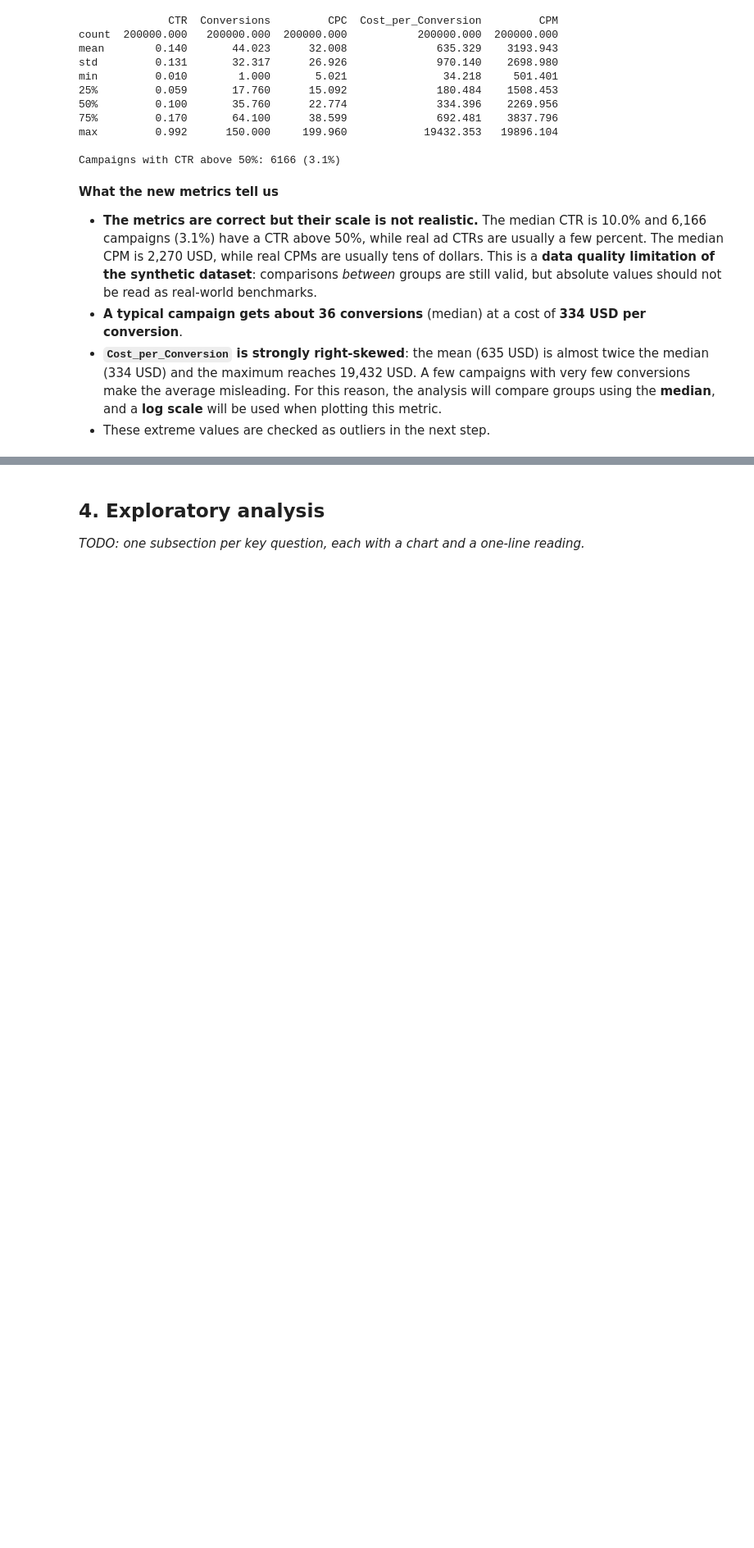
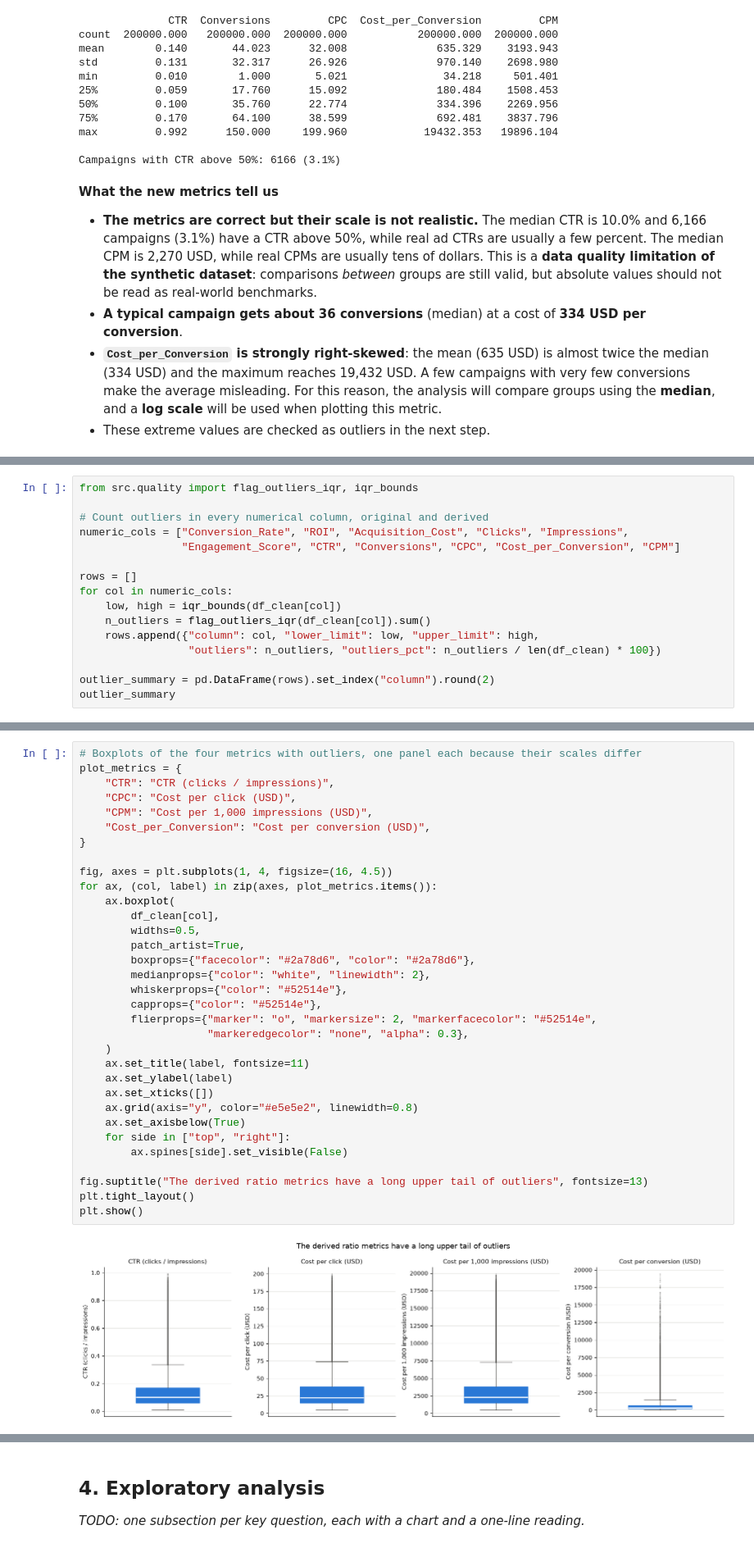
Before and after one commit to IA-P1-BCN/EDA_project_by_Rita, a Jupyter notebook: notebooks/01_eda_marketing_campaigns.ipynb, the cells around one changed output, grey strips where cells are left out. Shown at 82% size. Drawn from its saved outputs; the diff is of its cells as text; blank space fills up the shorter version.

```diff
--- a/notebooks/01_eda_marketing_campaigns.ipynb
+++ b/notebooks/01_eda_marketing_campaigns.ipynb
@@ -325,0 +335,16 @@ Campaigns with CTR above 50%: 6166 (3.1%)
+# %%
+from src.quality import flag_outliers_iqr, iqr_bounds
+
+# Count outliers in every numerical column, original and derived
+numeric_cols = ["Conversion_Rate", "ROI", "Acquisition_Cost", "Clicks", "Impressions",
+                "Engagement_Score", "CTR", "Conversions", "CPC", "Cost_per_Conversion", "CPM"]
+
+rows = []
+for col in numeric_cols:
+    low, high = iqr_bounds(df_clean[col])
+    n_outliers = flag_outliers_iqr(df_clean[col]).sum()
+    rows.append({"column": col, "lower_limit": low, "upper_limit": high,
+                 "outliers": n_outliers, "outliers_pct": n_outliers / len(df_clean) * 100})
+
+outlier_summary = pd.DataFrame(rows).set_index("column").round(2)
+outlier_summary
@@ -325,0 +365,35 @@ Campaigns with CTR above 50%: 6166 (3.1%)
+# %%
+# Boxplots of the four metrics with outliers, one panel each because their scales differ
+plot_metrics = {
+    "CTR": "CTR (clicks / impressions)",
+    "CPC": "Cost per click (USD)",
+    "CPM": "Cost per 1,000 impressions (USD)",
+    "Cost_per_Conversion": "Cost per conversion (USD)",
+}
+
+fig, axes = plt.subplots(1, 4, figsize=(16, 4.5))
+for ax, (col, label) in zip(axes, plot_metrics.items()):
+    ax.boxplot(
+        df_clean[col],
+        widths=0.5,
+        patch_artist=True,
+        boxprops={"facecolor": "#2a78d6", "color": "#2a78d6"},
+        medianprops={"color": "white", "linewidth": 2},
+        whiskerprops={"color": "#52514e"},
+        capprops={"color": "#52514e"},
+        flierprops={"marker": "o", "markersize": 2, "markerfacecolor": "#52514e",
+                    "markeredgecolor": "none", "alpha": 0.3},
+    )
+    ax.set_title(label, fontsize=11)
+    ax.set_ylabel(label)
+    ax.set_xticks([])
+    ax.grid(axis="y", color="#e5e5e2", linewidth=0.8)
+    ax.set_axisbelow(True)
+    for side in ["top", "right"]:
+        ax.spines[side].set_visible(False)
+
+fig.suptitle("The derived ratio metrics have a long upper tail of outliers", fontsize=13)
+plt.tight_layout()
+plt.show()
+# %% [output]
+[figure, added]
```
Also changed, not shown: parts of 5 cells of this notebook, 2 other files.
